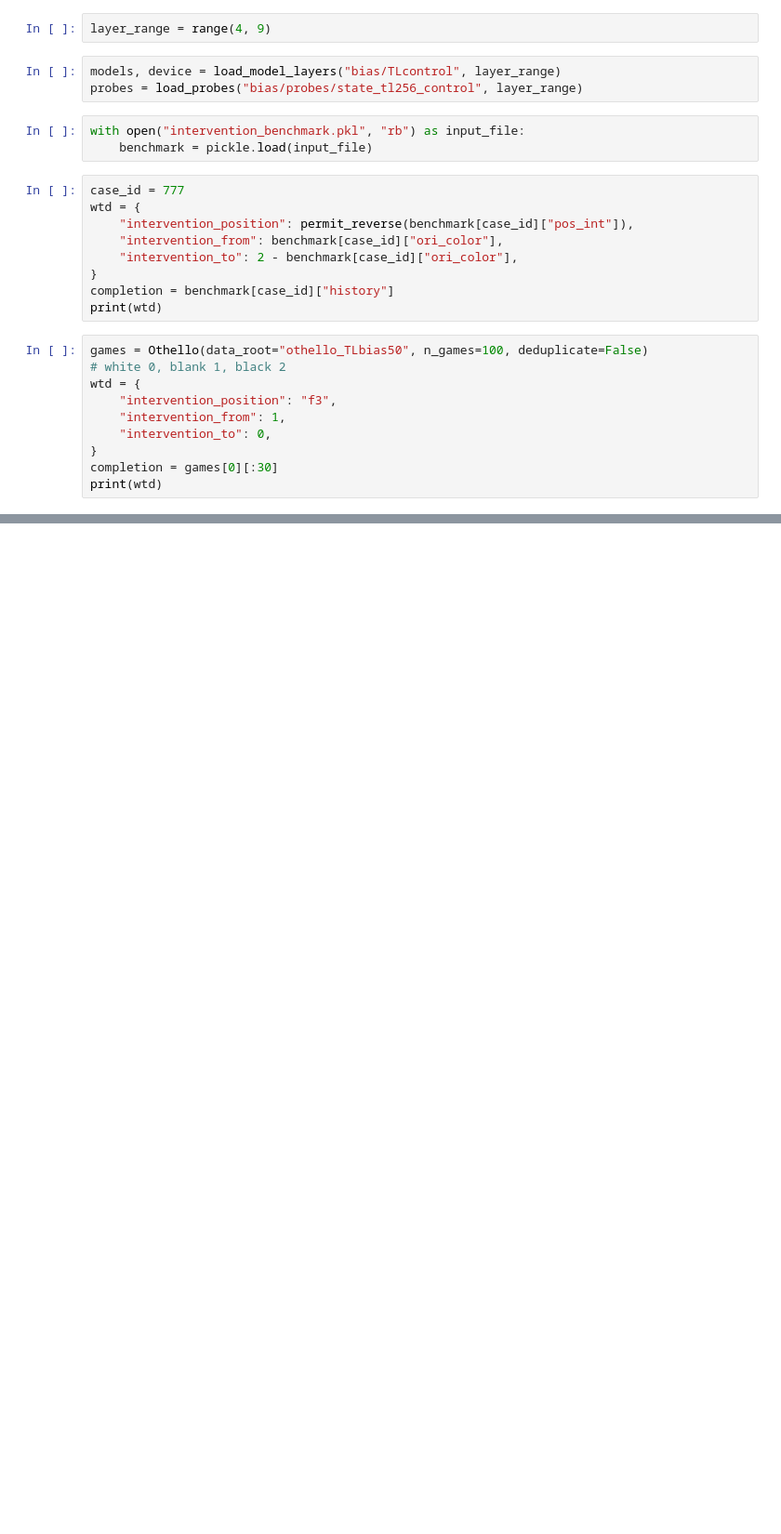
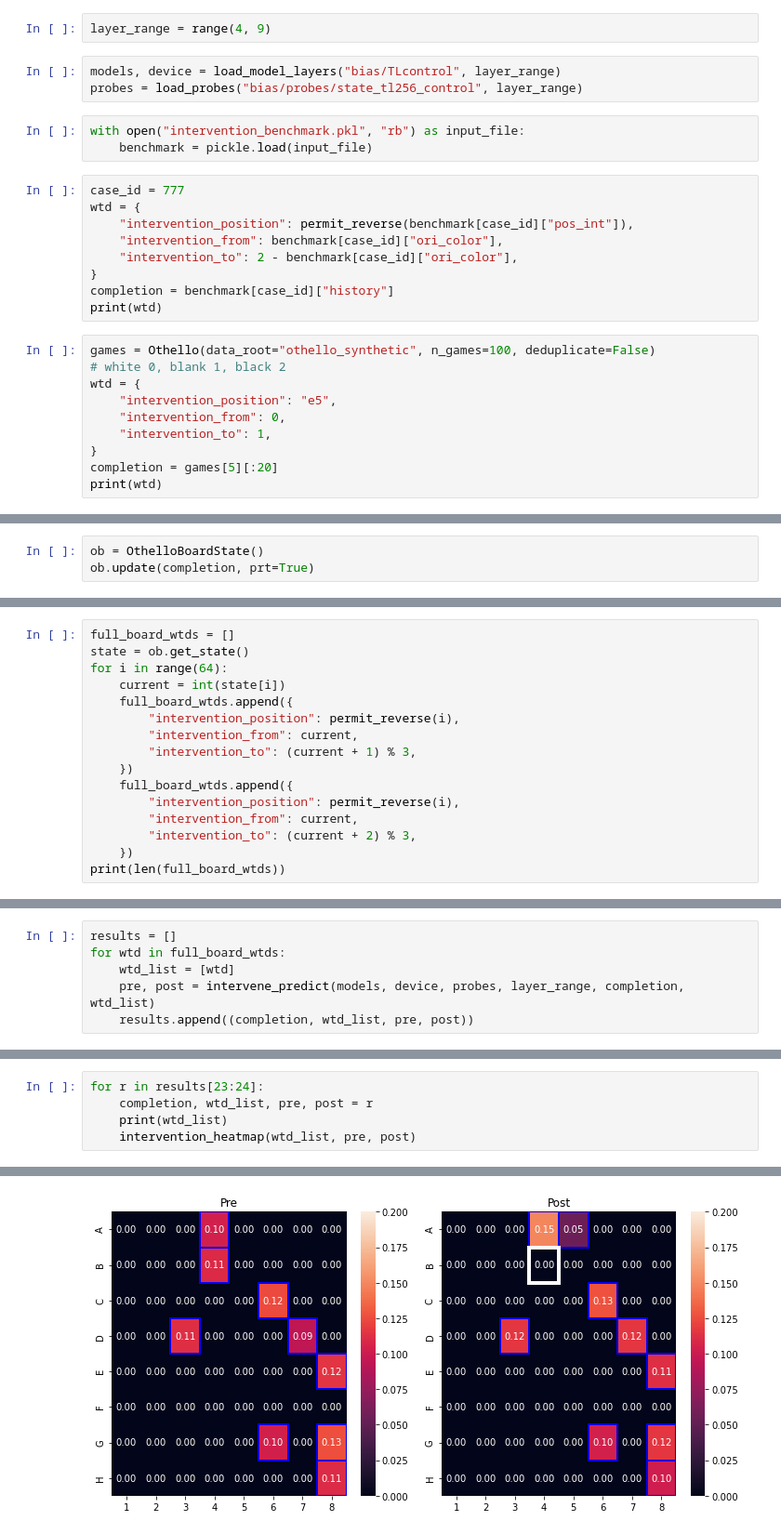
Before and after one commit to icemoon97/othello_world, a Jupyter notebook: interventions.ipynb, the cells around one changed output, grey strips where cells are left out. Shown at 93% size. Drawn from its saved outputs; the diff is of its cells as text; blank space fills up the shorter version.

Commit message:
intervention metrics

```diff
--- a/interventions.ipynb
+++ b/interventions.ipynb
@@ -159,14 +159,14 @@ wtd = {
 completion = benchmark[case_id]["history"]
 print(wtd)
 # %%
-games = Othello(data_root="othello_TLbias50", n_games=100, deduplicate=False)
+games = Othello(data_root="othello_synthetic", n_games=100, deduplicate=False)
 # white 0, blank 1, black 2
 wtd = {
-    "intervention_position": "f3",
-    "intervention_from": 1,
-    "intervention_to": 0,
+    "intervention_position": "e5",
+    "intervention_from": 0,
+    "intervention_to": 1,
 }
-completion = games[0][:30]
+completion = games[5][:20]
 print(wtd)
 # %% [output]
 Loaded 100000 from 1 files
@@ -176,0 +175,3 @@ wtd_list = [wtd]
+# %%
+ob = OthelloBoardState()
+ob.update(completion, prt=True)
@@ -176,0 +196,16 @@ wtd_list = [wtd]
+# %%
+full_board_wtds = []
+state = ob.get_state()
+for i in range(64):
+    current = int(state[i])
+    full_board_wtds.append({
+        "intervention_position": permit_reverse(i),
+        "intervention_from": current,
+        "intervention_to": (current + 1) % 3,
+    })
+    full_board_wtds.append({
+        "intervention_position": permit_reverse(i),
+        "intervention_from": current,
+        "intervention_to": (current + 2) % 3,
+    })
+print(len(full_board_wtds))
@@ -193,0 +219,6 @@ fig = draw_heatmap_from_tokens(post)
+# %%
+results = []
+for wtd in full_board_wtds:
+    wtd_list = [wtd]
+    pre, post = intervene_predict(models, device, probes, layer_range, completion, wtd_list)
+    results.append((completion, wtd_list, pre, post))
@@ -193,0 +293,6 @@ fig = draw_heatmap_from_tokens(post)
+# %%
+for r in results[23:24]:
+    completion, wtd_list, pre, post = r
+    print(wtd_list)
+    intervention_heatmap(wtd_list, pre, post)
+# %% [output]
@@ -193,0 +300 @@ fig = draw_heatmap_from_tokens(post)
+[figure, added]
```
Also changed, not shown: parts of 12 cells of this notebook, 6 other files.
